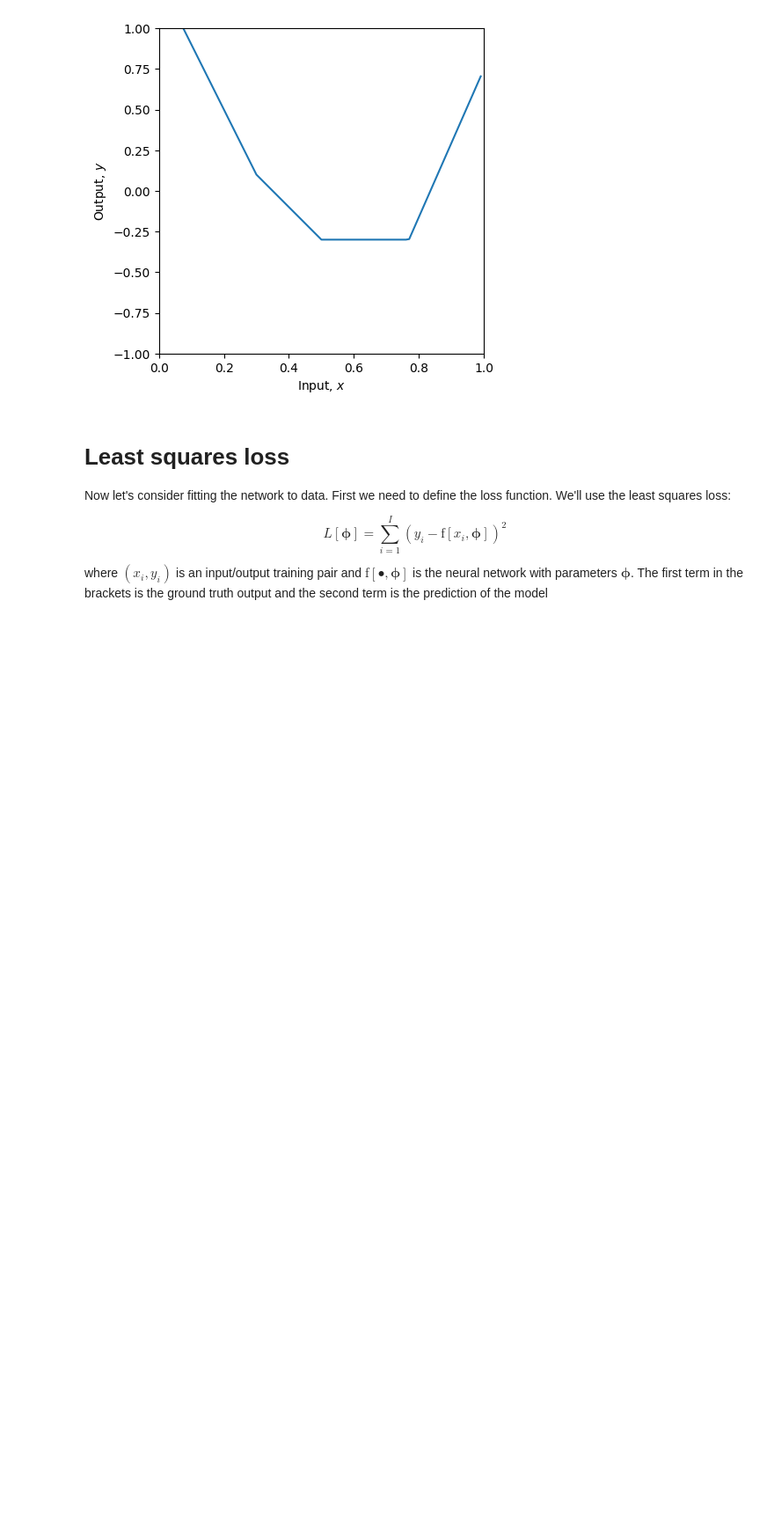
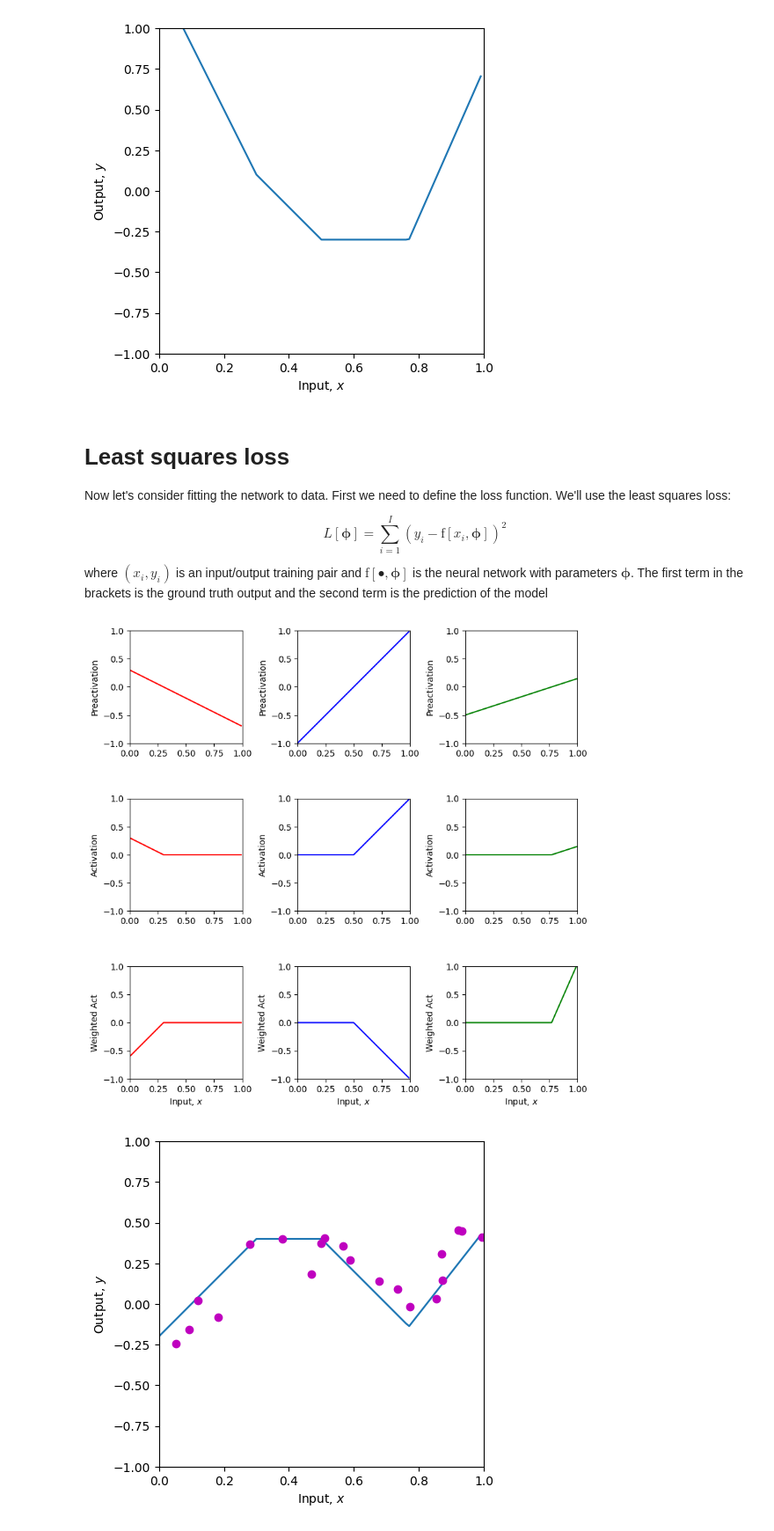
Before and after one commit to HalaIbrahim7/AI-Course, a Jupyter notebook: Notebooks/Chap03/3_1_Shallow_Networks_I.ipynb, the cells around one changed output. Shown at 88% size. Drawn from its saved outputs; the diff is of its cells as text; code cells hidden in the pictures; blank space fills up the shorter version.

```diff
--- a/Notebooks/Chap03/3_1_Shallow_Networks_I.ipynb
+++ b/Notebooks/Chap03/3_1_Shallow_Networks_I.ipynb
@@ -301,6 +301,8 @@ def least_squares_loss(y_train, y_predict):
   # (see figure 2.2 of the book)
   # you will need to use the function np.sum
   loss = 0
+  for i in range(len(y_train)):
+    loss =np.sum(y_train-y_predict)**2
 
   return loss
 # %%
@@ -308,35 +310,38 @@ def least_squares_loss(y_train, y_predict):
 theta_10 =  0.3 ; theta_11 = -1.0
 theta_20 = -1.0  ; theta_21 = 2.0
 theta_30 = -0.5  ; theta_31 = 0.65
-phi_0 = -0.3; phi_1 = 2.0; phi_2 = -1.0; phi_3 = 7.0
+phi_0 =0.4; phi_1 = 2.0*-1; phi_2 = -1.0; phi_3 = 7.0
 
 # Define a range of input values
 x = np.arange(0,1,0.01)
 
 x_train = np.array([0.09291784,0.46809093,0.93089486,0.67612654,0.73441752,0.86847339,\
                    0.49873225,0.51083168,0.18343972,0.99380898,0.27840809,0.38028817,\
                    0.12055708,0.56715537,0.92005746,0.77072270,0.85278176,0.05315950,\
                    0.87168699,0.58858043])
 y_train = np.array([-0.15934537,0.18195445,0.451270150,0.13921448,0.09366691,0.30567674,\
                     0.372291170,0.40716968,-0.08131792,0.41187806,0.36943738,0.3994327,\
                     0.019062570,0.35820410,0.452564960,-0.0183121,0.02957665,-0.24354444, \
                     0.148038840,0.26824970])
 
 # We run the neural network for each of these input values
 y, pre_1, pre_2, pre_3, act_1, act_2, act_3, w_act_1, w_act_2, w_act_3 = \
     shallow_1_1_3(x, ReLU, phi_0,phi_1,phi_2,phi_3, theta_10, theta_11, theta_20, theta_21, theta_30, theta_31)
 # And then plot it
 plot_neural(x, y, pre_1, pre_2, pre_3, act_1, act_2, act_3, w_act_1, w_act_2, w_act_3, plot_all=True, x_data = x_train, y_data = y_train)
 
 # Run the neural network on the training data
 y_predict, *_ = shallow_1_1_3(x_train, ReLU, phi_0,phi_1,phi_2,phi_3, theta_10, theta_11, theta_20, theta_21, theta_30, theta_31)
 
 # Compute the least squares loss and print it out
 loss = least_squares_loss(y_train,y_predict)
 print('Your Loss = %3.3f, True value = 9.385'%(loss))
 
 # TODO.  Manipulate the parameters (by hand!) to make the function
 # fit the data better and try to reduce the loss to as small a number
 # as possible.  The best that I could do was 0.181
 # Tip... start by manipulating phi_0.
 # It's not that easy, so don't spend too much time on this!
+# %% [output]
+[figure, added]
+[figure, added]
```
Also changed, not shown: parts of 1 cell of this notebook.
